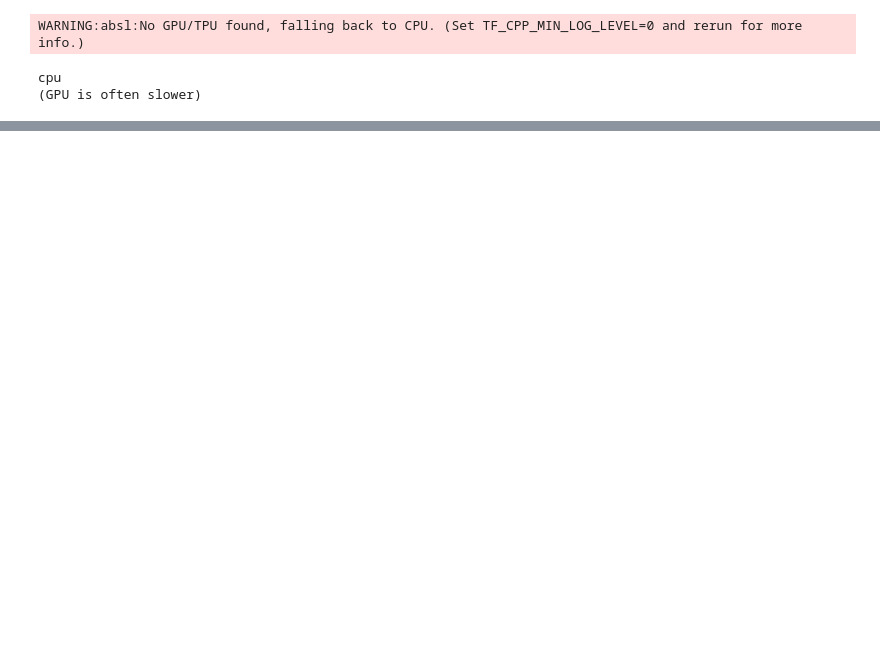
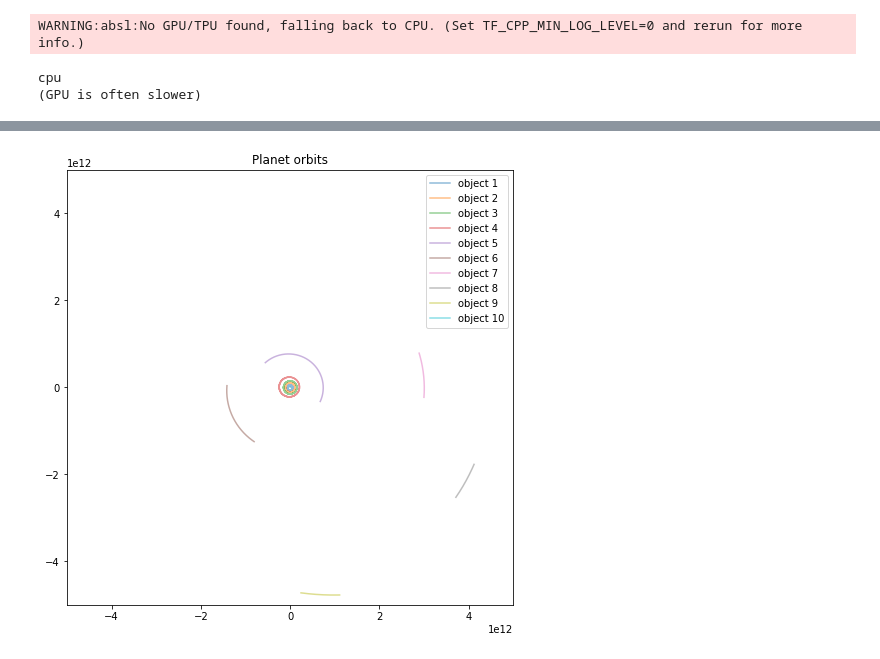
Before and after one commit to NiallJeffrey/post-Newtonian, a Jupyter notebook: nbody_solver.ipynb, the cells around one changed output, grey strips where cells are left out. Cells and saved outputs as stored; diff of their text form; code cells hidden in the pictures; blank space fills up the shorter version.

```diff
--- a/nbody_solver.ipynb
+++ b/nbody_solver.ipynb
@@ -90,0 +85,22 @@ for i in range(4):
+# %%
+v_array = np.zeros((10,3))
+x_array = np.zeros((10,3))
+masses = [0.330, 4.87,5.97 +	0.073,	0.642,	1898.,	568.,	86.8,	102,	0.0146, 1.98847e6]
+Gm_planets = []
+day = 86400.
+
+for i in range(10):
+  nbody_object = Horizons(id=(i+1), epochs=Time('2010-01-01').jd, id_type='id').vectors()
+  print(nbody_object.columns['targetname'].data[0], masses[i]*1e24)
+  Gm_planets.append(masses[i]*1e24*const.G.value)
+  position = np.array([nbody_object.columns['x'].data[0],
+                         nbody_object.columns['y'].data[0],
+                         nbody_object.columns['z'].data[0]]) * const.au.value
+  velocity = np.array([nbody_object.columns['vx'].data[0],
+                         nbody_object.columns['vy'].data[0],
+                         nbody_object.columns['vz'].data[0]]) * const.au.value/day
+  x_array = index_update(x_array, index[i,:],position)
+  v_array = index_update(v_array, index[i,:],velocity)
+
+y0_solar_system_planets = np.concatenate([x_array.flatten(), v_array.flatten()])
+Gm_planets = np.array(Gm_planets)
@@ -90,0 +126,7 @@ for i in range(4):
+# %%
+_ = plt.figure(figsize=(8,8)), plt.ylim(-5e12,5e12), plt.xlim(-5e12,5e12)
+for i in range(len(Gm_planets)): _ = plt.plot(solar_planet_result_r[i,0],solar_planet_result_r[i,1],
+                                  label = 'object ' + str(i+1), alpha=0.5)
+_ =  plt.title('Planet orbits'), plt.legend()
+# %% [output]
+[figure, added]
```
Also changed, not shown: parts of 22 cells of this notebook.
